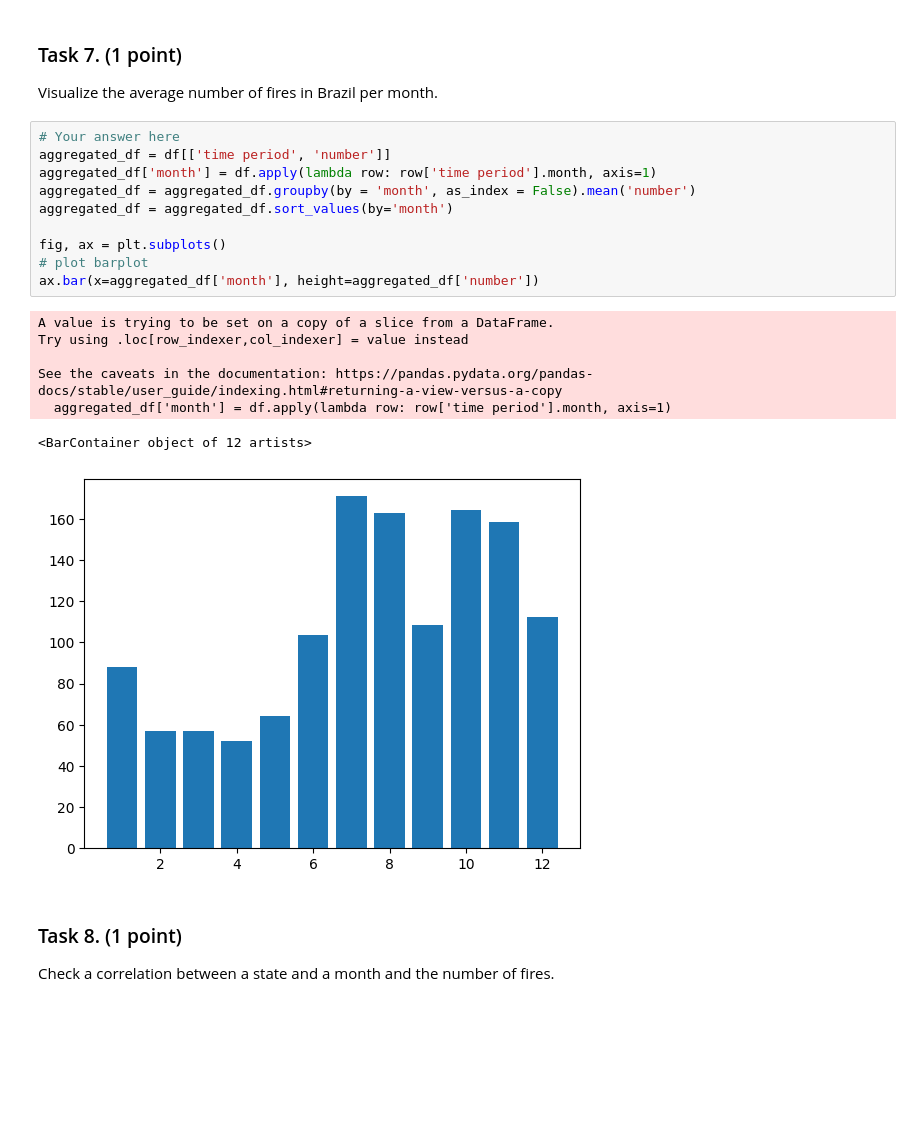
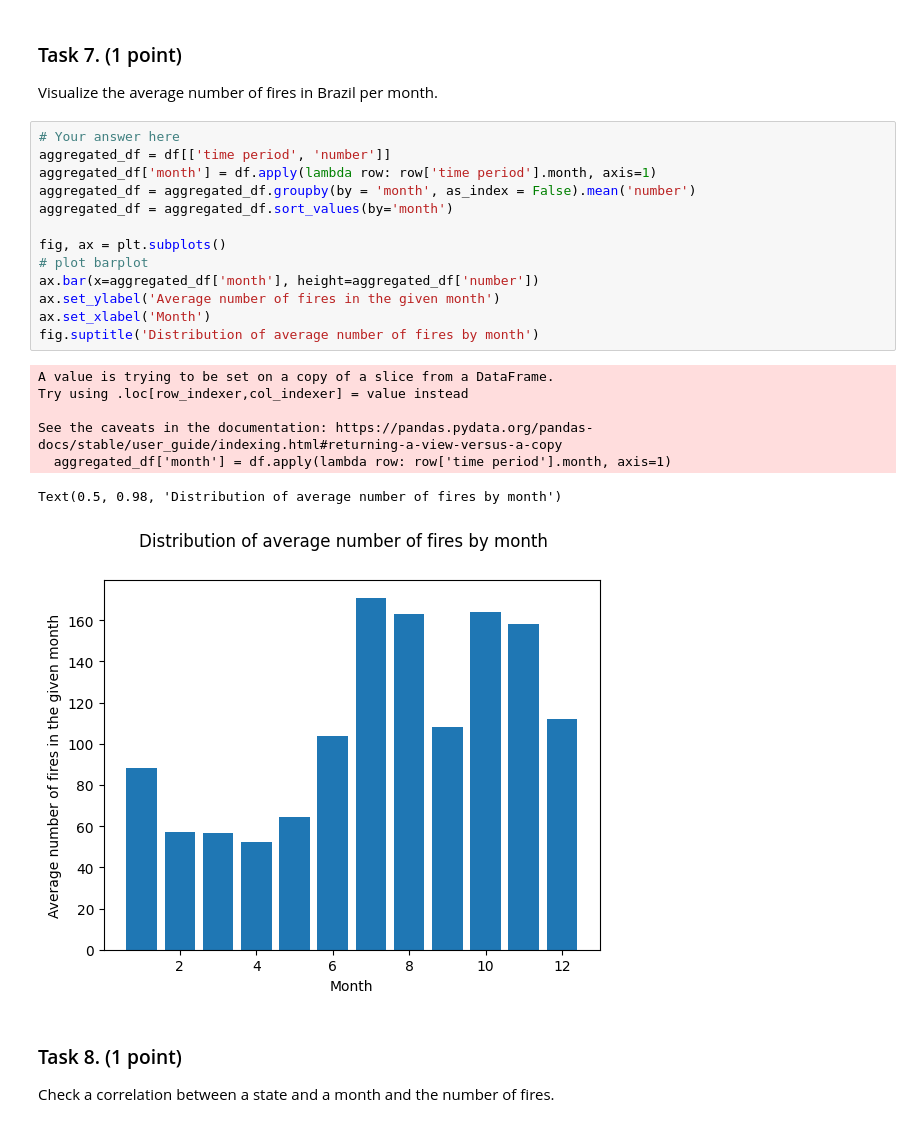
Before and after one commit to BTeclaw/Advanced-Data-Mining, a Jupyter notebook: ADM_Homework4/data_visualization.ipynb, the cells around one changed output. Cells and saved outputs as stored; diff of their text form; blank space fills up the shorter version.

```diff
--- a/ADM_Homework4/data_visualization.ipynb
+++ b/ADM_Homework4/data_visualization.ipynb
@@ -366,21 +371,24 @@ Visualize the average number of fires in Brazil per month.
 # %%
 # Your answer here
 aggregated_df = df[['time period', 'number']]
 aggregated_df['month'] = df.apply(lambda row: row['time period'].month, axis=1)
 aggregated_df = aggregated_df.groupby(by = 'month', as_index = False).mean('number')
 aggregated_df = aggregated_df.sort_values(by='month')
 
 fig, ax = plt.subplots()
 # plot barplot
 ax.bar(x=aggregated_df['month'], height=aggregated_df['number'])
+ax.set_ylabel('Average number of fires in the given month')
+ax.set_xlabel('Month')
+fig.suptitle('Distribution of average number of fires by month')
 # %% [output]
 A value is trying to be set on a copy of a slice from a DataFrame.
 Try using .loc[row_indexer,col_indexer] = value instead
 
 See the caveats in the documentation: https://pandas.pydata.org/pandas-docs/stable/user_guide/indexing.html#returning-a-view-versus-a-copy
   aggregated_df['month'] = df.apply(lambda row: row['time period'].month, axis=1)
-<BarContainer object of 12 artists>
+Text(0.5, 0.98, 'Distribution of average number of fires by month')
-[figure, old version]
+[figure, new version]
 # %% [markdown]
 ### Task 8. (1 point)
 
```
Also changed, not shown: parts of 3 cells of this notebook, 1 other file.
